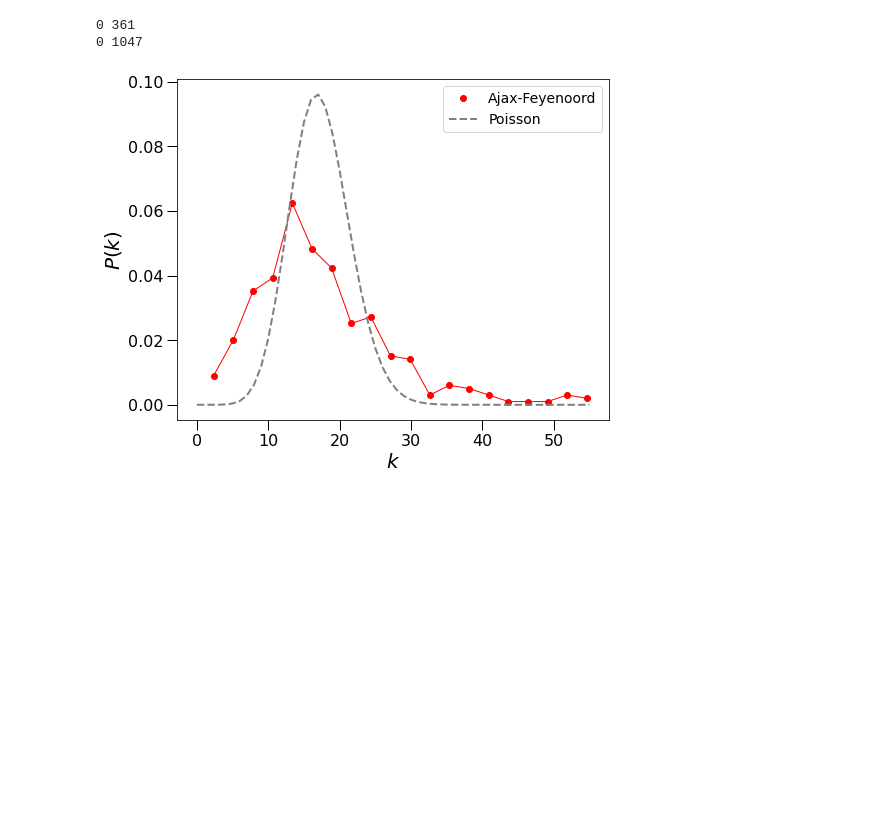
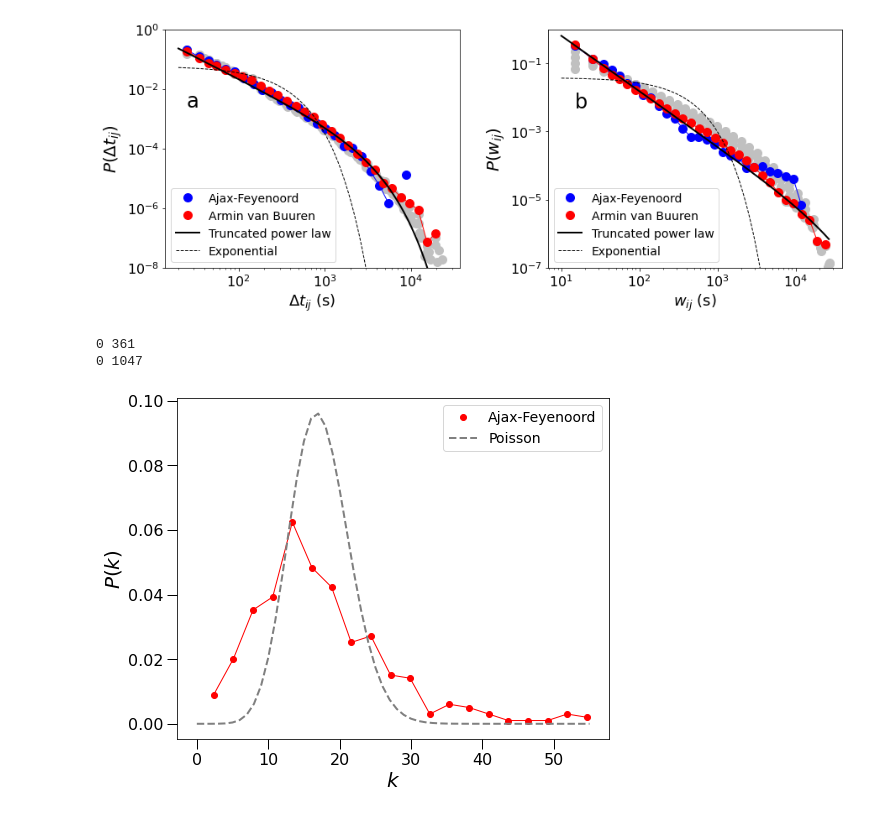
Before and after one commit to anslemhuncho/Crowd-Epidemiology-, a Jupyter notebook: aggregated-network-analysis.ipynb, the cells around one changed output. Drawn from its saved outputs; the diff is of its cells as text; code cells hidden in the pictures; blank space fills up the shorter version.

```diff
--- a/aggregated-network-analysis.ipynb
+++ b/aggregated-network-analysis.ipynb
@@ -111,6 +197,15 @@ bin_centers2, hist2 = datapdf(weights2)
+# %%
+scaling = len(weights2[weights2 > a]) / len(weights2)
+tlf2*=scaling
+# %%
+lambda_exp = 0.036674788047543844
+# %%
+# Exponential
+a = min(weights2)
+exp2 = lambda_exp * np.exp(-lambda_exp * (t_exp2 - a))
 # %%
-bin_centers1*=10
-bin_centers2*=10
+t2*=10
+t_exp2*=10
 # %%
 plt.figure(figsize=(8,6))
 plt.subplots_adjust(left=0.15,top=0.95,bottom=0.16)
@@ -140,3 +244,72 @@ plt.show()
+# %%
+fig = plt.figure(figsize=(14,5))
+grid = plt.GridSpec(1,2,left=0.1,top=0.95,wspace=0.3,bottom=0.16)
+# left=0.1, bottom=0.05, right=None, top=0.95, hspace=0.4, wspace=0.4
+p0=fig.add_subplot(grid[0,0])
+
+s=14
+
+## -------------------------------------------------------------------------
+
+for i in range(5):
+    plt.loglog(bin_centers_1[i], hist_1[i], 'o', color='silver', markersize=10)
+
+plt.loglog(bin_centers1a, hist1a, 'bo', markersize=10, label='Ajax-Feyenoord')
+plt.loglog(bin_centers1a, hist1a, 'b', linewidth=1)
+
+plt.loglog(bin_centers2a, hist2a, 'o', color='red', markersize=10, label='Armin van Buuren')
+plt.loglog(bin_centers2a, hist2a, color='red', linewidth=1)
+
+plt.loglog(t1, tlf1, color='k', linewidth=2, label='Truncated power law')
+
+plt.loglog(t_exp1, exp1, color='k', linewidth=1, linestyle='dashed', label='Exponential')
+
+p0.set_xlabel(r'$\Delta t_{ij}$' + ' (s)', fontsize=18)
+p0.set_ylabel(r'$P(\Delta t_{ij})$', fontsize=20)
+plt.setp(p0.get_xticklabels(), fontsize=16)
+plt.setp(p0.get_yticklabels(), fontsize=16)
+#plt.tick_params(axis='both',length=10,width=1,which='major')
+#plt.tick_params(axis='both',length=4,width=1,which='minor')
+p0.text(25, 2.5e-3, 'a', fontsize=24)
+p0.legend(loc=3,fontsize=14)
+
+p0.set_ylim([1e-8,1])
+
+plt.legend(loc=3,fontsize = 14)
+
+
+## -------------------------------------------------------------------------
+p1=fig.add_subplot(grid[0,1])
+
+for i in range(5):
+    plt.loglog(bin_centers_2[i], hist_2[i], 'o', color='silver', markersize=10)
+
+plt.loglog(bin_centers1b, hist1b, 'bo', markersize=10, label='Ajax-Feyenoord')
+plt.loglog(bin_centers1b, hist1b, 'b', linewidth=1)
+
+plt.loglog(bin_centers2b, hist2b, 'o', color='red', markersize=10, label='Armin van Buuren')
+plt.loglog(bin_centers2b, hist2b, color='red', linewidth=1)
+
+plt.loglog(t2, tlf2, color='k', linewidth=2, label='Truncated power law')
+
+plt.loglog(t_exp2, exp2, color='k', linewidth=1, linestyle='dashed', label='Exponential')
+
+
+p1.set_xlabel(r'$w_{ij}$' + ' (s)', fontsize=18)
+p1.set_ylabel(r'$P(w_{ij})$', fontsize=20)
+p1.tick_params(labelsize=16)
+plt.yticks(fontsize=16)
+p1.text(15, 5e-3, 'b', fontsize=24)
+p1.legend(fontsize=14, loc=3)
+
+p1.set_ylim([1e-7,1])
+
+#plt.savefig('plots/contact-duration-weights-pdfs-20220703.png')
+#plt.savefig('plots/Figure05.eps')
+
+plt.show()
+# %% [output]
+[figure, added]
 # %%
 def getDegrees(df):
     nodepairlist={'Source': [],
```
Also changed, not shown: parts of 42 cells of this notebook.
